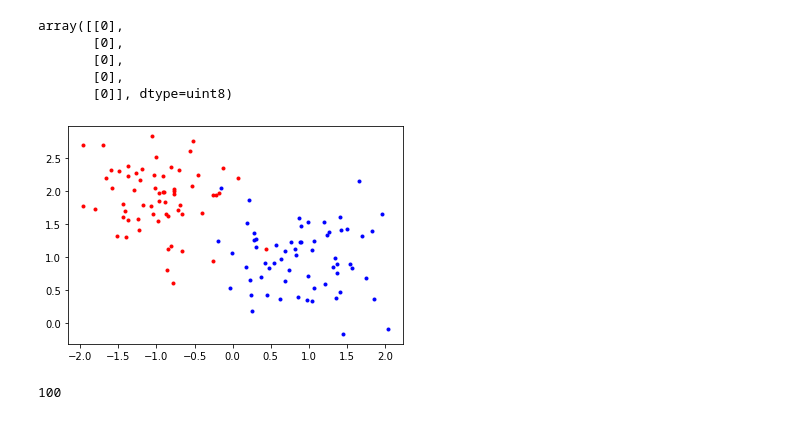
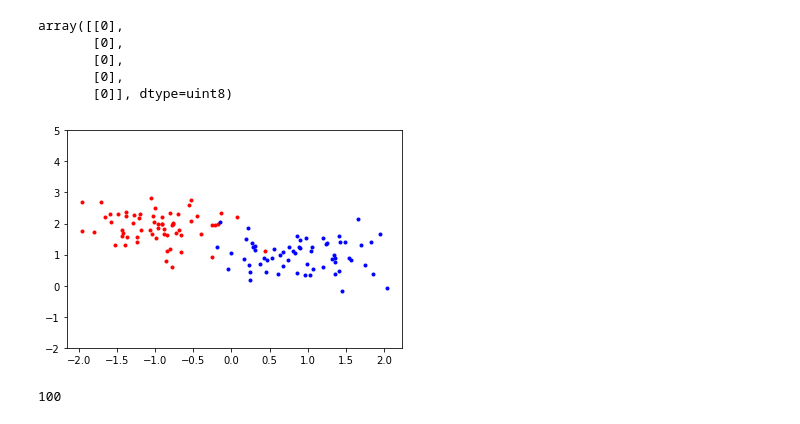
Before and after one commit to gourav10/CS6140, a Jupyter notebook: Assignment2_CS6140.ipynb, the cells around one changed output. Drawn from its saved outputs; the diff is of its cells as text; code cells hidden in the pictures.

```diff
--- a/Assignment2_CS6140.ipynb
+++ b/Assignment2_CS6140.ipynb
@@ -224,19 +232,21 @@ def generateTestDataFrame(dataDict):
   return tempDict
 # %%
 t = generateDataFrame(test)
+
 df_train = pd.DataFrame(data = t)
 df_train.head()
 
+testDf_Dict = generateTestDataFrame(test)
+df_test = pd.DataFrame(data=testDf_Dict)
+
 df0 = df_train[df_train.target==0]
 df1 = df_train[df_train.target==1]
-
+plt.ylim(-2,5)
 plt.scatter(df0['X1'],df0['X2'],color='red',marker='.')
 plt.scatter(df1['X1'],df1['X2'],color='blue',marker='.')
-
-testDf_Dict = generateTestDataFrame(test)
-df_test = pd.DataFrame(data=testDf_Dict)
+plt.show()
 # %% [output]
-[figure, old version]
+[figure, new version]
 # %%
 from sklearn.model_selection import train_test_split
 
```
Also changed, not shown: parts of 11 cells of this notebook.
